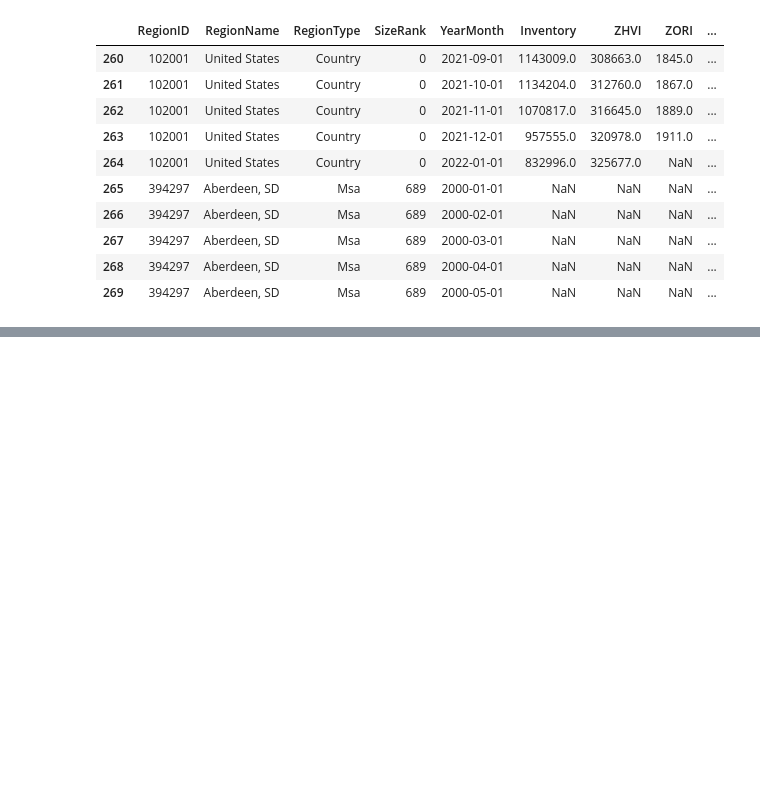
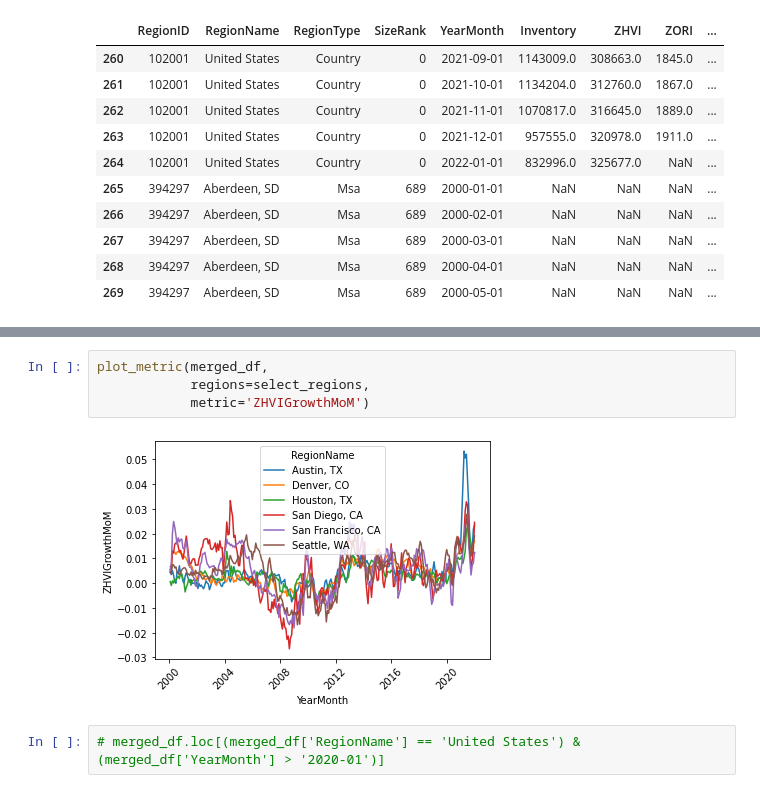
Before and after one commit to blsmxiu47/arcgis-notebooks, a Jupyter notebook: notebooks/housing_market/housing_market_analysis.ipynb, the cells around one changed output, grey strips where cells are left out. Drawn from its saved outputs; the diff is of its cells as text; blank space fills up the shorter version.

```diff
--- a/notebooks/housing_market/housing_market_analysis.ipynb
+++ b/notebooks/housing_market/housing_market_analysis.ipynb
@@ -719,0 +732,8 @@ merged_df.iloc[260:270]
+# %%
+plot_metric(merged_df,
+            regions=select_regions,
+            metric='ZHVIGrowthMoM')
+# %% [output]
+[figure, added]
+# %%
+# merged_df.loc[(merged_df['RegionName'] == 'United States') & (merged_df['YearMonth'] > '2020-01')]
```
Also changed, not shown: parts of 3 cells of this notebook.
